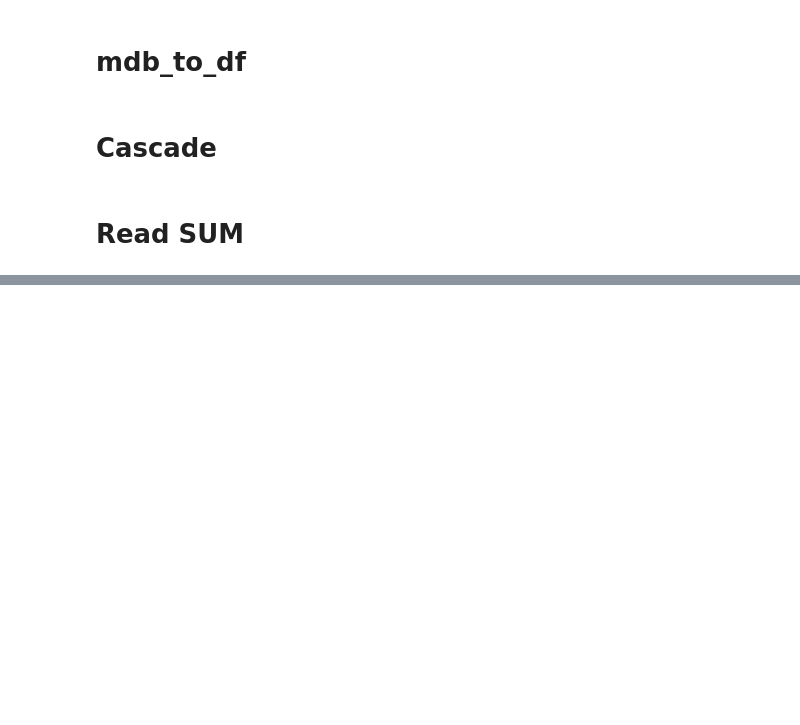
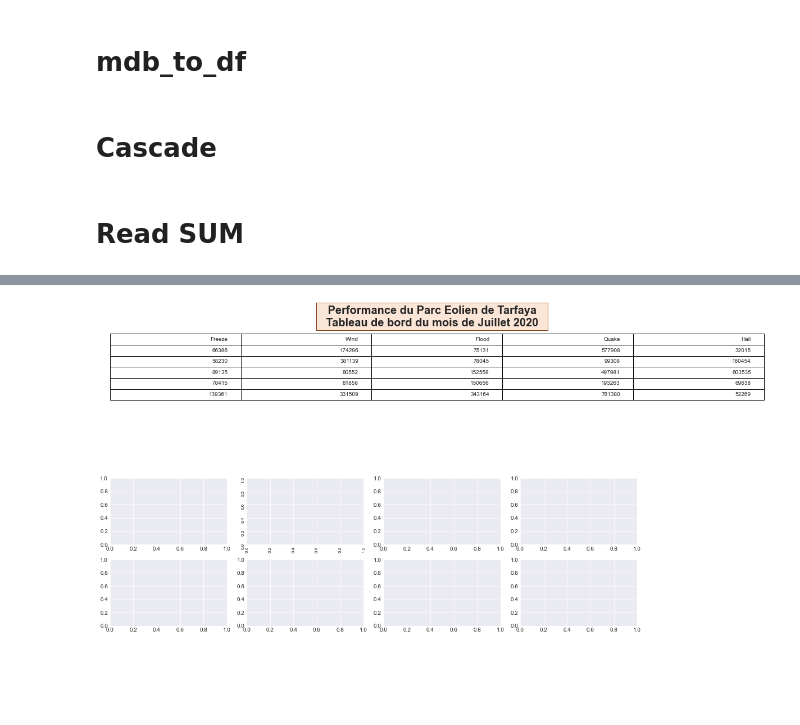
Before and after one commit to capem/TB-Performance, a Jupyter notebook: performance.ipynb, the cells around one changed output, grey strips where cells are left out. Saved outputs shown, nothing was run; the diff lists cells and outputs as text; code cells hidden in the pictures; blank space fills up the shorter version.

```diff
--- a/performance.ipynb
+++ b/performance.ipynb
@@ -592,0 +534,14 @@ fig3.set_size_inches(22, 16)
+# %%
+ax1.cla()
+ax1.set_axis_off()
+table1 = ax1.table(cellText=df_ax1.to_numpy().tolist(),
+                   colLabels=df_ax1.columns.tolist(),
+                   rowLabels=df_ax1.index.tolist(),
+                   bbox = [0,0,1,0.7])
+
+
+table1.auto_set_font_size(False)
+table1.set_fontsize(7)
+# table1.auto_set_column_width(col=list(range(len(df_ax1.columns))))
+table1._cells[(1,-1)].set_width(0.1)
+table1._cells[(2,-1)].set_width(0.1)
@@ -592,0 +680,4 @@ fig3.set_size_inches(22, 16)
+# %%
+ax1.figure
+# %% [output]
+[figure, added]
```
Also changed, not shown: parts of 86 cells of this notebook.
